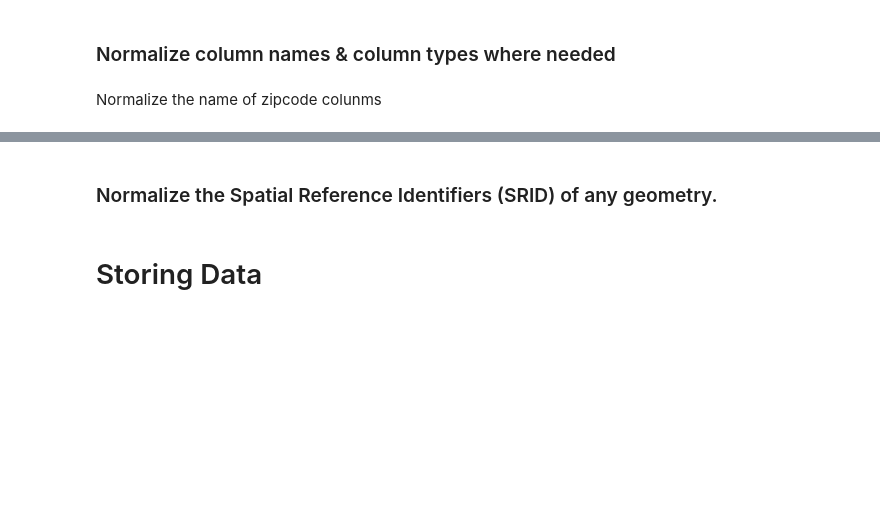
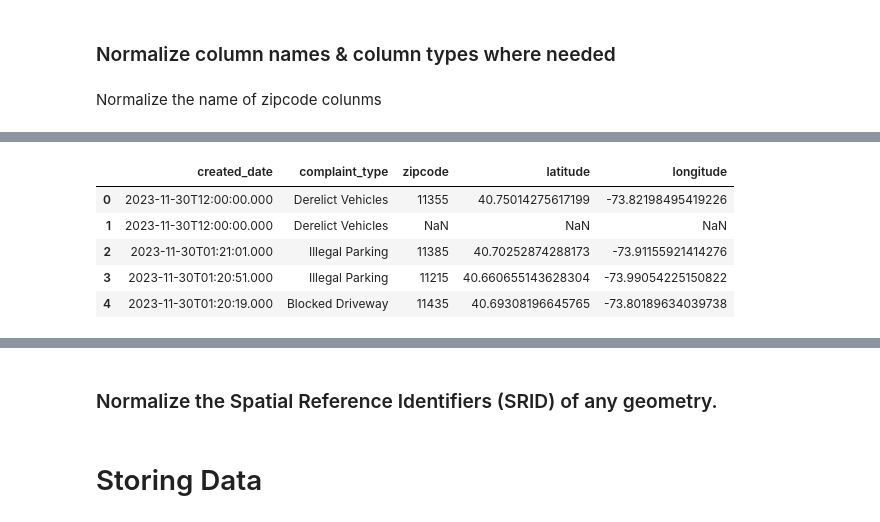
Before and after one commit to yczhou912/4501-Final-Project, a Jupyter notebook: Project.ipynb, the cells around one changed output, grey strips where cells are left out. Saved outputs shown, nothing was run; the diff lists cells and outputs as text; code cells hidden in the pictures; blank space fills up the shorter version.

```diff
--- a/Project.ipynb
+++ b/Project.ipynb
@@ -98,0 +153,10 @@ Normalize the name of zipcode colunms
+# %%
+df_311_1.rename(columns={'incident_zip': 'zipcode'}, inplace=True)
+df_311_1.head()
+# %% [output]
+|  | created_date | complaint_type | zipcode | latitude | longitude |
+| 0 | 2023-11-30T12:00:00.000 | Derelict Vehicles | 11355 | 40.75014275617199 | -73.82198495419226 |
+| 1 | 2023-11-30T12:00:00.000 | Derelict Vehicles | NaN | NaN | NaN |
+| 2 | 2023-11-30T01:21:01.000 | Illegal Parking | 11385 | 40.70252874288173 | -73.91155921414276 |
+| 3 | 2023-11-30T01:20:51.000 | Illegal Parking | 11215 | 40.660655143628304 | -73.99054225150822 |
+| 4 | 2023-11-30T01:20:19.000 | Blocked Driveway | 11435 | 40.69308196645765 | -73.80189634039738 |
```
Also changed, not shown: parts of 11 cells of this notebook.
